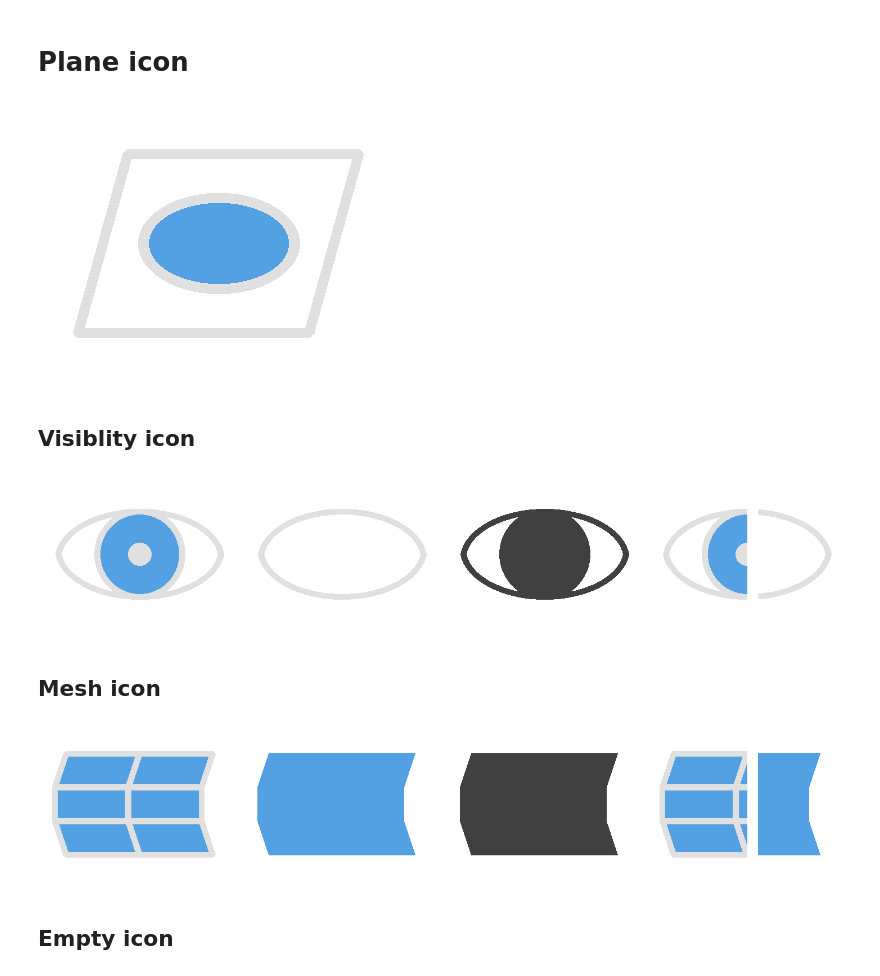
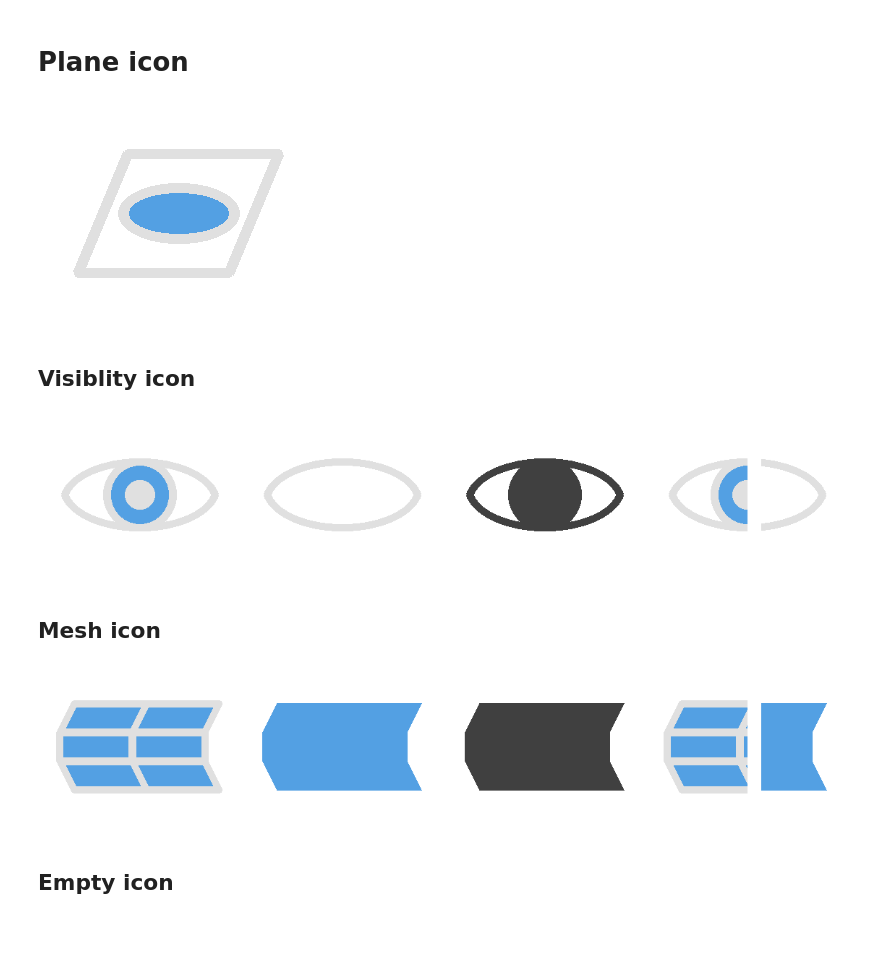
Before and after one commit to bernhard-42/three-cad-viewer, a Jupyter notebook: Icon Factory.ipynb, the cells around one changed output. Cells and saved outputs as stored; diff of their text form; code cells hidden in the pictures; blank space fills up the shorter version.

```diff
--- a/Icon Factory.ipynb
+++ b/Icon Factory.ipynb
@@ -100,8 +99,8 @@ class Base():
 # %%
 mode = "dark"
 #mode = "light"
-width = 36
-height = 28
+width = 28
+height = 22
 scale = 10
 if mode == "dark":
     c1 = 224
@@ -324,7 +323,7 @@ class Plane(Base):
         super().__init__(width, height, scale, stroke, color, fill_color, background_color)
 
     def create(self):
-        R = 9
+        R = 7
         p0 = Point(self.width // 2 - (R - 1), self.height // 2 + (R - 4))
         p1 = Point(self.width // 2 + (R - 1), self.height // 2 - (R - 4))
         self.ellipse(p0, p1, self.fill_color)
@@ -345,7 +344,7 @@ c.create()
 c.save(f"./icons/{mode}/plane.png")
 c.im
 # %% [output]
-[figure, old version]
+[figure, new version]
 # %% [markdown]
 ## Visiblity icon
 # %%
@@ -398,7 +397,7 @@ class Visible(Base):
 
     def create(self, visible=True):
         P = 1
-        R = 8
+        R = 5
         b00 = Point(3, self.height - 5)
         b11 = Point(self.width - 3, 5)
         c00 = Point(self.width // 2 - R, self.height // 2 + R)
@@ -406,8 +405,8 @@ class Visible(Base):
         p00 = Point(self.width // 2 - 2, self.height // 2 + 2)
         p11 = Point(self.width // 2 + 2, self.height // 2 - 2)
 
-        self.arc(b00.shift(0,-P), b11.shift(0,-P), -175, -5)
-        self.arc(b00.shift(0, P), b11.shift(0, P), 5, 175)
+        self.arc(b00.shift(0,-P), b11.shift(0,-P), -170, -10)
+        self.arc(b00.shift(0, P), b11.shift(0, P), 10, 170)
 
         if visible:
             self.ellipse(c00, c11, color=self.color, fill_color=self.fill_color)
@@ -440,7 +439,7 @@ mixed.save(f"./icons/{mode}/mix_shape.png")
 new_im.paste(mixed, (x_offset,0))
 new_im
 # %% [output]
-[figure, old version]
+[figure, new version]
 # %% [markdown]
 ## Mesh icon
 # %%
@@ -451,17 +450,17 @@ class Mesh(Base):
     def create(self, mesh=True):
 
         f00 = Point(5, 5)
-        f01 = Point(3, 11)
-        f02 = Point(3, 17)
-        f03 = Point(5, 23)
-        f10 = f00.shift(13, 0)
-        f11 = f01.shift(13, 0)
-        f12 = f02.shift(13, 0)
-        f13 = f03.shift(13, 0)
-        f20 = f10.shift(13, 0)
-        f21 = f11.shift(13, 0)
-        f22 = f12.shift(13, 0)
-        f23 = f13.shift(13, 0)
+        f01 = Point(3, 9)
+        f02 = Point(3, 13)
+        f03 = Point(5, 17)
+        f10 = f00.shift(10, 0)
+        f11 = f01.shift(10, 0)
+        f12 = f02.shift(10, 0)
+        f13 = f03.shift(10, 0)
+        f20 = f10.shift(10, 0)
+        f21 = f11.shift(10, 0)
+        f22 = f12.shift(10, 0)
+        f23 = f13.shift(10, 0)
 
         self.face(f00, f01, f11, f10)
         self.face(f01, f02, f12, f11)
@@ -477,34 +476,34 @@ class Mesh(Base):
             self.lines(f10, f11, f21, f20, closed=True)
             self.lines(f11, f12, f22, f21, closed=True)
             self.lines(f12, f13, f23, f22, closed=True)
 
         return self.im
 
 new_im = Image.new('RGBA', (4 * width*scale, height*scale))
 x_offset = 0
 c = {}
 for visible in ["mesh", "no_mesh"]:
     c[visible] = Mesh(width, height, scale, stroke=scale, fill_color=fill_color, color=color, background_color=None)
     c[visible].create(visible == "mesh")
     new_im.paste(c[visible].im, (x_offset,0))
     x_offset += c[visible].im.size[0]
     c[visible].save(f"./icons/{mode}/%s.png" % visible)
 
 e = Mesh(width, height, scale, stroke=scale, fill_color=mask_color, color=color, background_color=None)
 e.create(False)
 new_im.paste(e.im, (x_offset,0))
 x_offset += e.im.size[0]
 e.save(f"./icons/{mode}/empty_mesh.png")
 
 mixed = Image.new('RGBA', (width*scale, height*scale))
 mixed.paste(c["mesh"].im, (0,0), mask=mask1.im)
 mixed.paste(c["no_mesh"].im, (0,0), mask=mask2.im)
 mixed.save(f"./icons/{mode}/mix_mesh.png")
 
 new_im.paste(mixed, (x_offset,0))
 new_im
 # %% [output]
-[figure, old version]
+[figure, new version]
 # %% [markdown]
 ## Empty icon
 # %%
```
Also changed, not shown: parts of 8 cells of this notebook, 42 other files.
